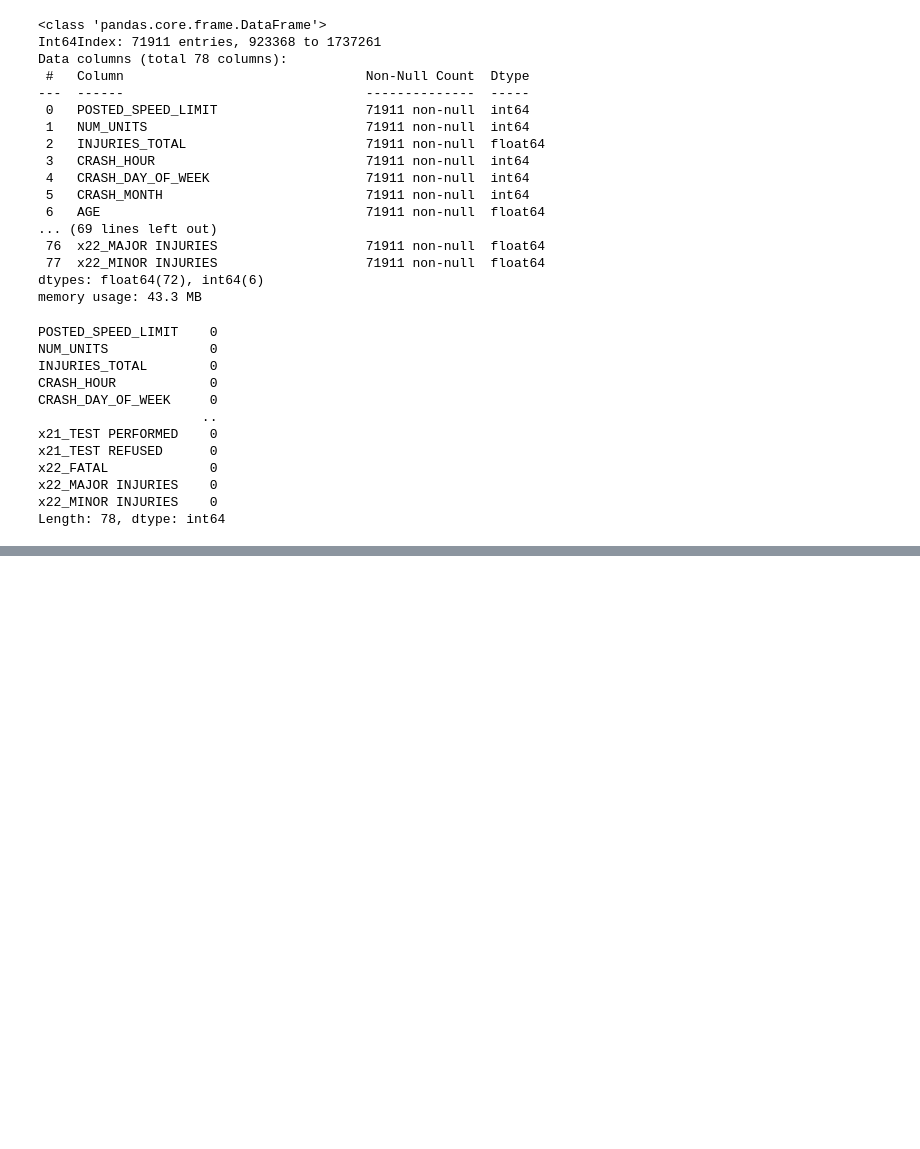
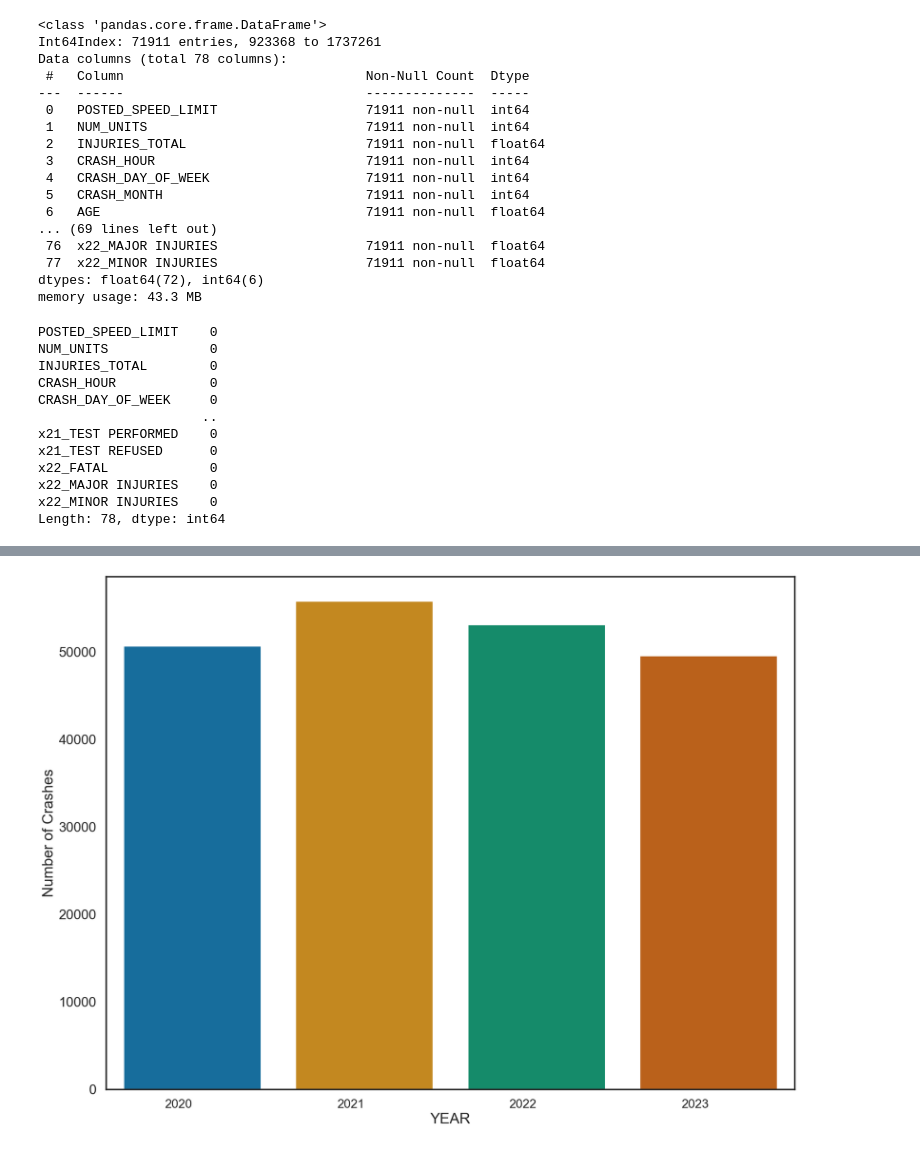
Before and after one commit to Ashendy/CarCrash_Chicago, a Jupyter notebook: DresMain.ipynb, the cells around one changed output, grey strips where cells are left out. Saved outputs shown, nothing was run; the diff lists cells and outputs as text; code cells hidden in the pictures; blank space fills up the shorter version.

```diff
--- a/DresMain.ipynb
+++ b/DresMain.ipynb
@@ -1202,0 +1311,20 @@ Length: 78, dtype: int64
+# %%
+year_counts = master_df['YEAR'].value_counts()
+
+# Create a custom color palette
+colors = sns.color_palette("colorblind", len(year_counts))
+
+# Create a bar chart with different colors
+plt.figure(figsize=(20, 15))
+ax = sns.barplot(x=year_counts.index, y=year_counts.values, palette=colors)
+
+# Customize the x-axis labels for better readability
+plt.xticks(ha='right', fontsize='small')
+
+# Set labels and title
+plt.ylabel('Number of Crashes')
+
+# Show the plot
+plt.show()
+# %% [output]
+[figure, added]
```
Also changed, not shown: parts of 75 cells of this notebook, 1 other file.
